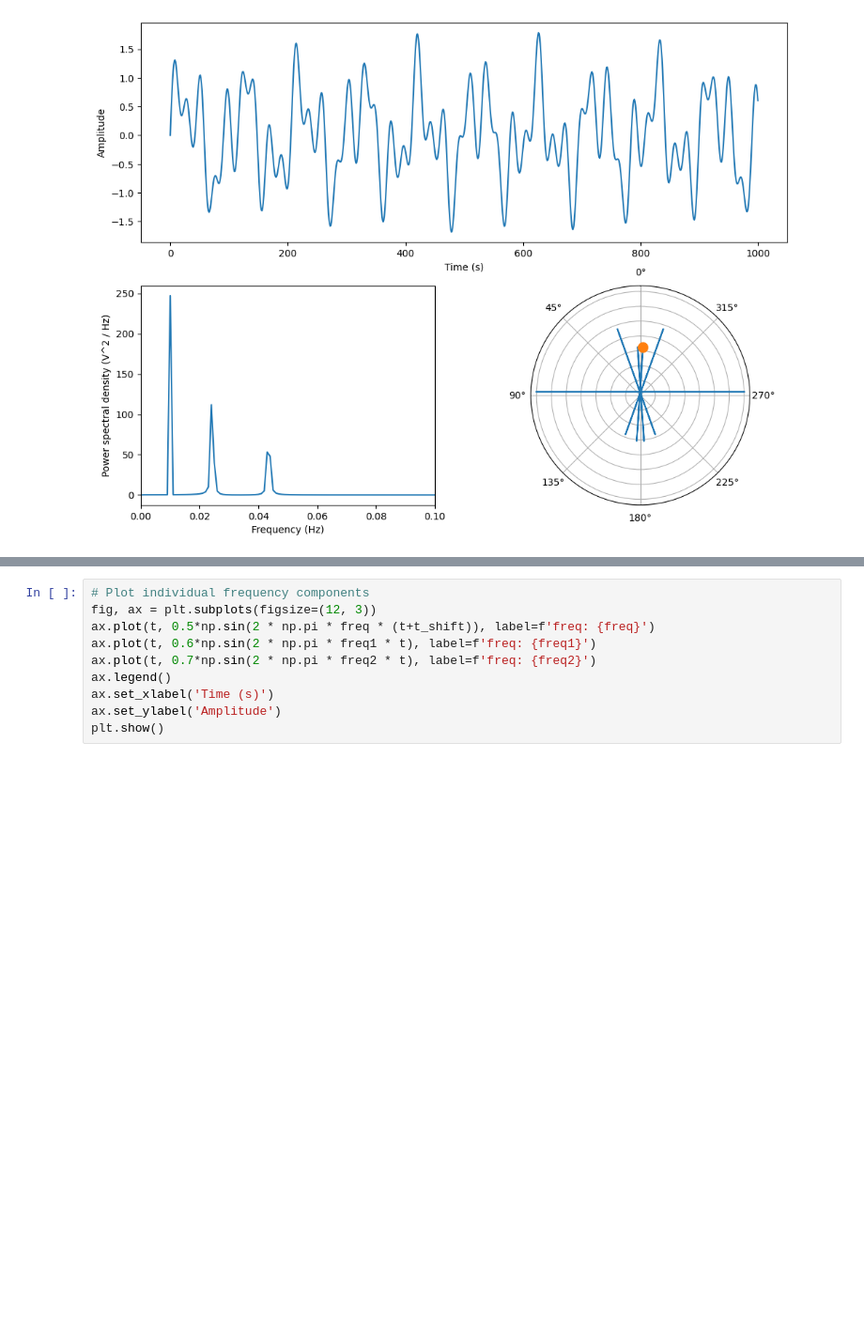
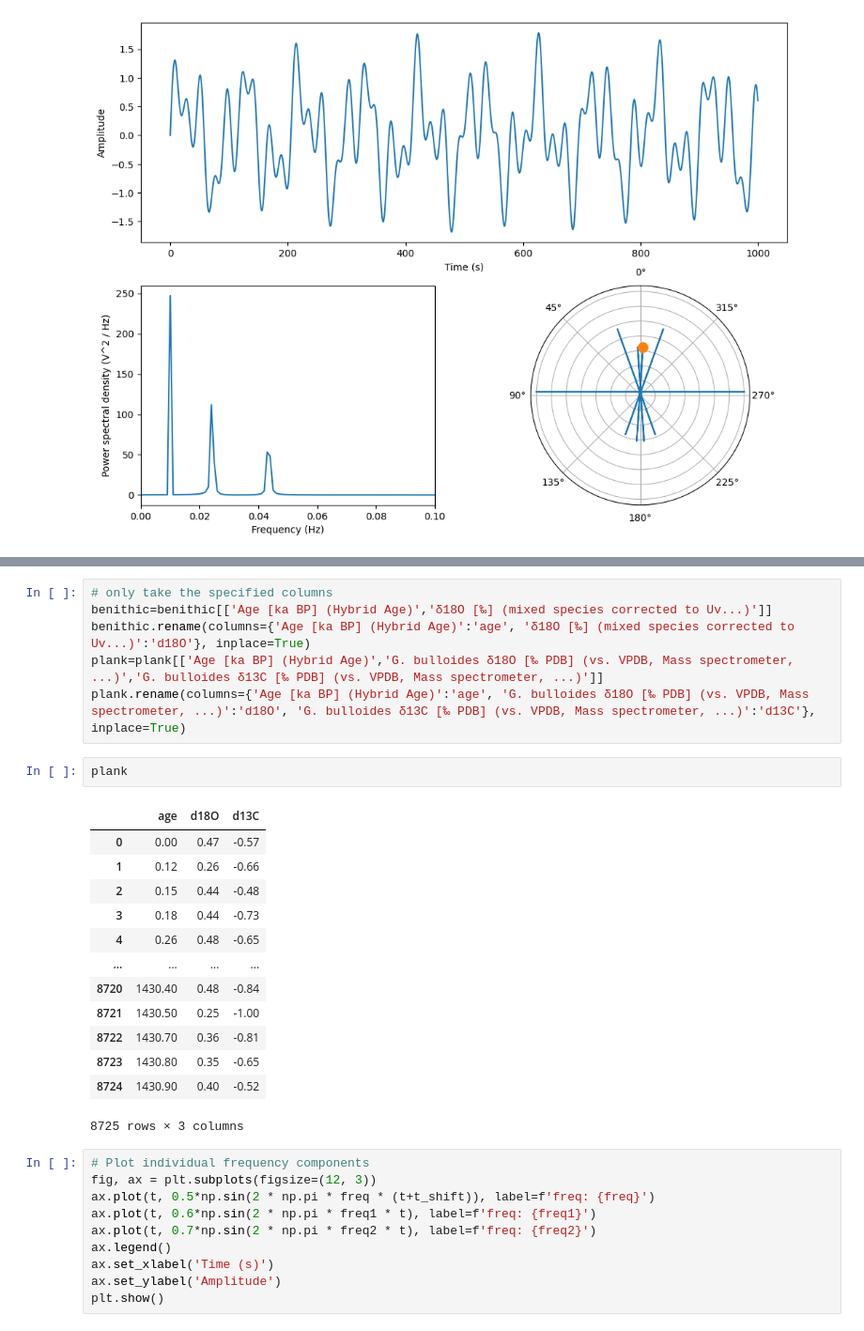
Before and after one commit to Peisong-Zheng/NS_syn, a Jupyter notebook: pre_phase_dis.ipynb, the cells around one changed output, grey strips where cells are left out. Shown at 94% size. Drawn from its saved outputs; the diff is of its cells as text; blank space fills up the shorter version.

```diff
--- a/pre_phase_dis.ipynb
+++ b/pre_phase_dis.ipynb
@@ -469,3 +535,25 @@ plt.show()
+# %%
+# only take the specified columns
+benithic=benithic[['Age [ka BP] (Hybrid Age)','δ18O [‰] (mixed species corrected to Uv...)']]
+benithic.rename(columns={'Age [ka BP] (Hybrid Age)':'age', 'δ18O [‰] (mixed species corrected to Uv...)':'d18O'}, inplace=True)
+plank=plank[['Age [ka BP] (Hybrid Age)','G. bulloides δ18O [‰ PDB] (vs. VPDB, Mass spectrometer, ...)','G. bulloides δ13C [‰ PDB] (vs. VPDB, Mass spectrometer, ...)']]
+plank.rename(columns={'Age [ka BP] (Hybrid Age)':'age', 'G. bulloides δ18O [‰ PDB] (vs. VPDB, Mass spectrometer, ...)':'d18O', 'G. bulloides δ13C [‰ PDB] (vs. VPDB, Mass spectrometer, ...)':'d13C'}, inplace=True)
+# %%
+plank
+# %% [output]
+|  | age | d18O | d13C |
+| 0 | 0.00 | 0.47 | -0.57 |
+| 1 | 0.12 | 0.26 | -0.66 |
+| 2 | 0.15 | 0.44 | -0.48 |
+| 3 | 0.18 | 0.44 | -0.73 |
+| 4 | 0.26 | 0.48 | -0.65 |
+| ... | ... | ... | ... |
+| 8720 | 1430.40 | 0.48 | -0.84 |
+| 8721 | 1430.50 | 0.25 | -1.00 |
+| 8722 | 1430.70 | 0.36 | -0.81 |
+| 8723 | 1430.80 | 0.35 | -0.65 |
+| 8724 | 1430.90 | 0.40 | -0.52 |
+8725 rows × 3 columns
 # %%
 # Plot individual frequency components
 fig, ax = plt.subplots(figsize=(12, 3))
```
Also changed, not shown: parts of 4 cells of this notebook.
